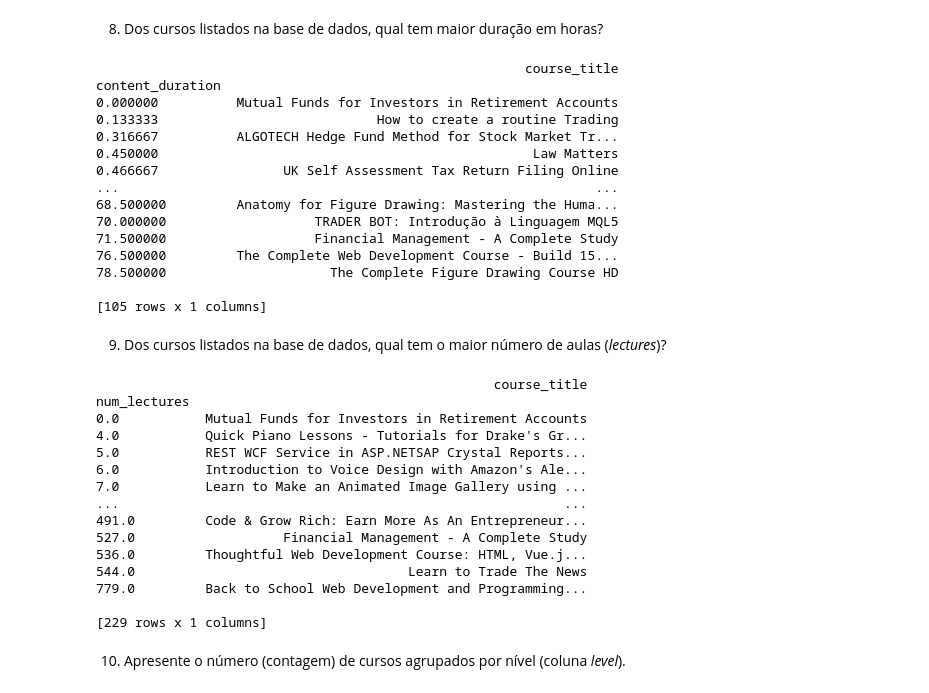
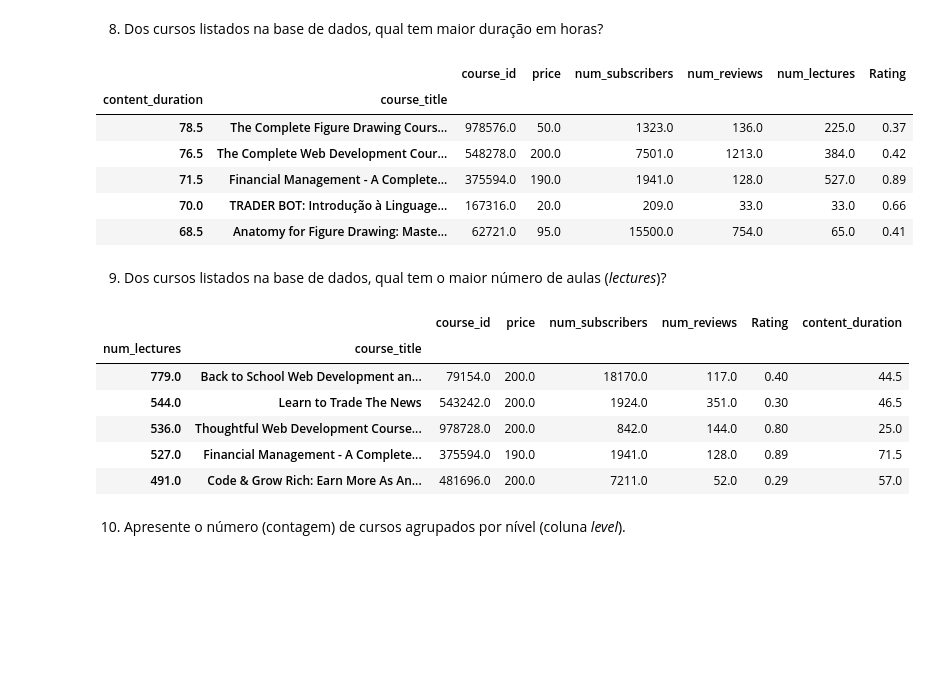
Before and after one commit to Catarine2ellos/ProjetoFinal-TecnicasProgramacaoI, a Jupyter notebook: Projeto_Catarine_Técnicas_de_Programação_I_Análise_de_Dados.ipynb, the cells around one changed output. Saved outputs shown, nothing was run; the diff lists cells and outputs as text; code cells hidden in the pictures; blank space fills up the shorter version.

```diff
--- a/Projeto_Catarine_Técnicas_de_Programação_I_Análise_de_Dados.ipynb
+++ b/Projeto_Catarine_Técnicas_de_Programação_I_Análise_de_Dados.ipynb
@@ -133,47 +135,29 @@ Dos mais vistos o maior número de inscritos: 268923.0 e com maior avaliação d
 # %% [markdown]
 8. Dos cursos listados na base de dados, qual tem maior duração em horas?
 # %%
-maximo_horas = todos_cursos[['content_duration','course_title']].groupby('content_duration').sum()
-
-print(maximo_horas)
+maximo_horas = todos_cursos.groupby(by=['content_duration','course_title']).sum().sort_values(by='content_duration', ascending=False).head(5)
+maximo_horas
 # %% [output]
-                                                       course_title
-content_duration
-0.000000          Mutual Funds for Investors in Retirement Accounts
-0.133333                            How to create a routine Trading
-0.316667          ALGOTECH Hedge Fund Method for Stock Market Tr...
-0.450000                                                Law Matters
-0.466667                UK Self Assessment Tax Return Filing Online
-...                                                             ...
-68.500000         Anatomy for Figure Drawing: Mastering the Huma...
-70.000000                   TRADER BOT: Introdução à Linguagem MQL5
-71.500000                   Financial Management - A Complete Study
-76.500000         The Complete Web Development Course - Build 15...
-78.500000                     The Complete Figure Drawing Course HD
-
-[105 rows x 1 columns]
+|  |  | course_id | price | num_subscribers | num_reviews | num_lectures | Rating |
+| content_duration | course_title |  |  |  |  |  |  |
+| 78.5 | The Complete Figure Drawing Cours... | 978576.0 | 50.0 | 1323.0 | 136.0 | 225.0 | 0.37 |
+| 76.5 | The Complete Web Development Cour... | 548278.0 | 200.0 | 7501.0 | 1213.0 | 384.0 | 0.42 |
+| 71.5 | Financial Management - A Complete... | 375594.0 | 190.0 | 1941.0 | 128.0 | 527.0 | 0.89 |
+| 70.0 | TRADER BOT: Introdução à Linguage... | 167316.0 | 20.0 | 209.0 | 33.0 | 33.0 | 0.66 |
+| 68.5 | Anatomy for Figure Drawing: Maste... | 62721.0 | 95.0 | 15500.0 | 754.0 | 65.0 | 0.41 |
 # %% [markdown]
 9. Dos cursos listados na base de dados, qual tem o maior número de aulas (*lectures*)?
 # %%
-maximo_lectures = todos_cursos[['num_lectures','course_title']].groupby('num_lectures').sum()
-
-print(maximo_lectures)
+maximo_lectures = todos_cursos.groupby(by=['num_lectures','course_title']).sum().sort_values(by='num_lectures', ascending=False)
+maximo_lectures.head(5)
 # %% [output]
-                                                   course_title
-num_lectures
-0.0           Mutual Funds for Investors in Retirement Accounts
-4.0           Quick Piano Lessons - Tutorials for Drake's Gr...
-5.0           REST WCF Service in ASP.NETSAP Crystal Reports...
-6.0           Introduction to Voice Design with Amazon's Ale...
-7.0           Learn to Make an Animated Image Gallery using ...
-...                                                         ...
-491.0         Code & Grow Rich: Earn More As An Entrepreneur...
-527.0                   Financial Management - A Complete Study
-536.0         Thoughtful Web Development Course: HTML, Vue.j...
-544.0                                   Learn to Trade The News
-779.0         Back to School Web Development and Programming...
-
-[229 rows x 1 columns]
+|  |  | course_id | price | num_subscribers | num_reviews | Rating | content_duration |
+| num_lectures | course_title |  |  |  |  |  |  |
+| 779.0 | Back to School Web Development an... | 79154.0 | 200.0 | 18170.0 | 117.0 | 0.40 | 44.5 |
+| 544.0 | Learn to Trade The News | 543242.0 | 200.0 | 1924.0 | 351.0 | 0.30 | 46.5 |
+| 536.0 | Thoughtful Web Development Course... | 978728.0 | 200.0 | 842.0 | 144.0 | 0.80 | 25.0 |
+| 527.0 | Financial Management - A Complete... | 375594.0 | 190.0 | 1941.0 | 128.0 | 0.89 | 71.5 |
+| 491.0 | Code & Grow Rich: Earn More As An... | 481696.0 | 200.0 | 7211.0 | 52.0 | 0.29 | 57.0 |
 # %% [markdown]
 10. Apresente o número (contagem) de cursos agrupados por nível (coluna *level*).
 # %%
```
Also changed, not shown: parts of 5 cells of this notebook.
